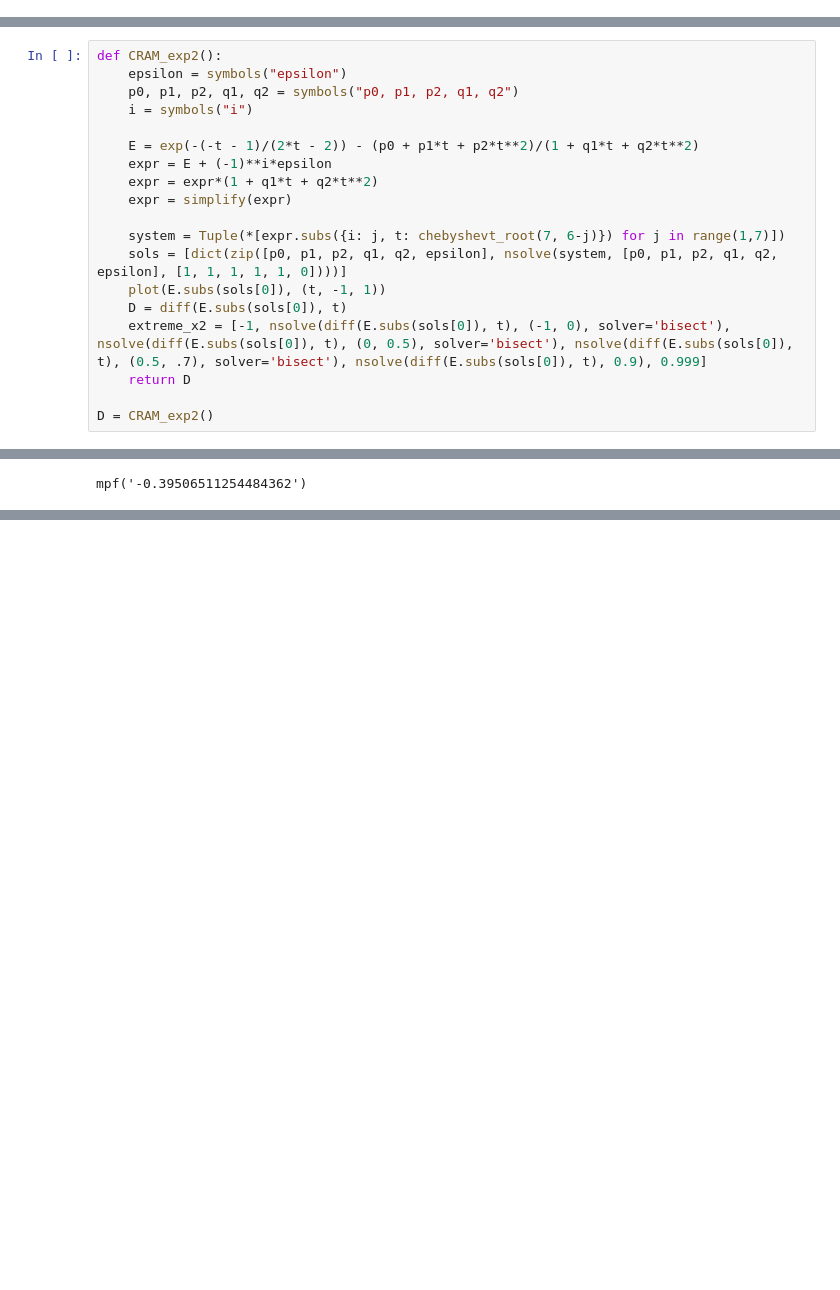
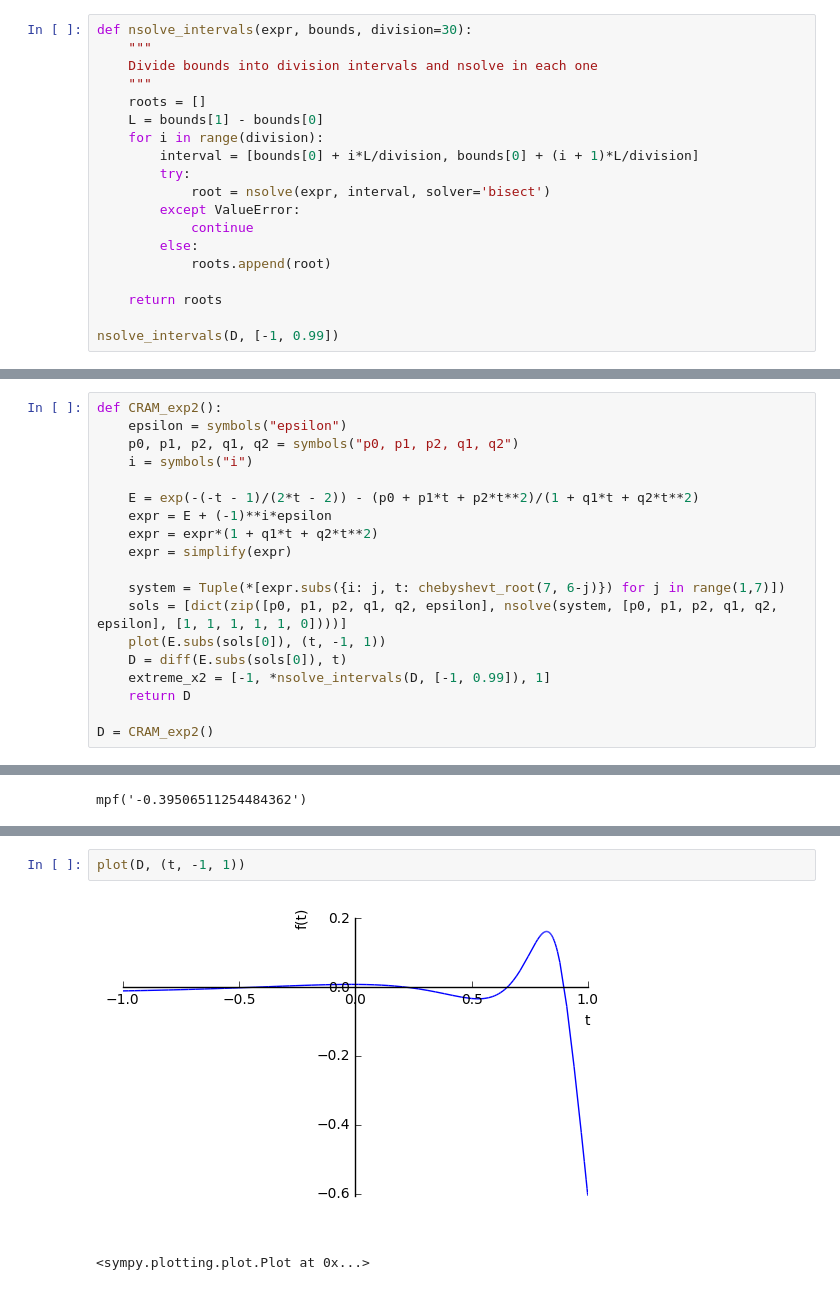
Before and after one commit to ergs/sandbox, a Jupyter notebook: Chebyshev2.ipynb, the cells around one changed output, grey strips where cells are left out. Cells and saved outputs as stored; diff of their text form; blank space fills up the shorter version.

```diff
--- a/Chebyshev2.ipynb
+++ b/Chebyshev2.ipynb
@@ -20,0 +68,19 @@ Now we try to mechanise the CRAM process
+# %%
+def nsolve_intervals(expr, bounds, division=30):
+    """
+    Divide bounds into division intervals and nsolve in each one
+    """
+    roots = []
+    L = bounds[1] - bounds[0]
+    for i in range(division):
+        interval = [bounds[0] + i*L/division, bounds[0] + (i + 1)*L/division]
+        try:
+            root = nsolve(expr, interval, solver='bisect')
+        except ValueError:
+            continue
+        else:
+            roots.append(root)
+
+    return roots
+
+nsolve_intervals(D, [-1, 0.99])
@@ -33,7 +104,7 @@ def CRAM_exp2():
     sols = [dict(zip([p0, p1, p2, q1, q2, epsilon], nsolve(system, [p0, p1, p2, q1, q2, epsilon], [1, 1, 1, 1, 1, 0])))]
     plot(E.subs(sols[0]), (t, -1, 1))
     D = diff(E.subs(sols[0]), t)
-    extreme_x2 = [-1, nsolve(diff(E.subs(sols[0]), t), (-1, 0), solver='bisect'), nsolve(diff(E.subs(sols[0]), t), (0, 0.5), solver='bisect'), nsolve(diff(E.subs(sols[0]), t), (0.5, .7), solver='bisect'), nsolve(diff(E.subs(sols[0]), t), 0.9), 0.999]
+    extreme_x2 = [-1, *nsolve_intervals(D, [-1, 0.99]), 1]
     return D
 
 D = CRAM_exp2()
@@ -48,0 +137,5 @@ mpmath.findroot?
+# %%
+plot(D, (t, -1, 1))
+# %% [output]
+[figure, added]
+<sympy.plotting.plot.Plot at 0x...>
```
Also changed, not shown: parts of 12 cells of this notebook.
